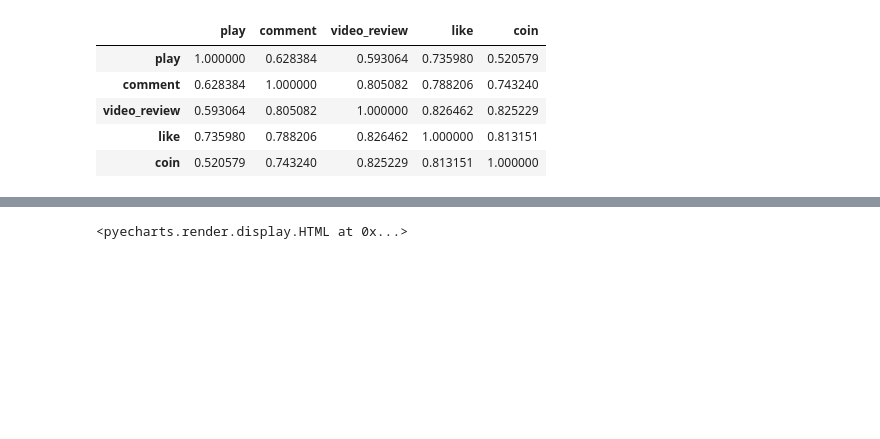
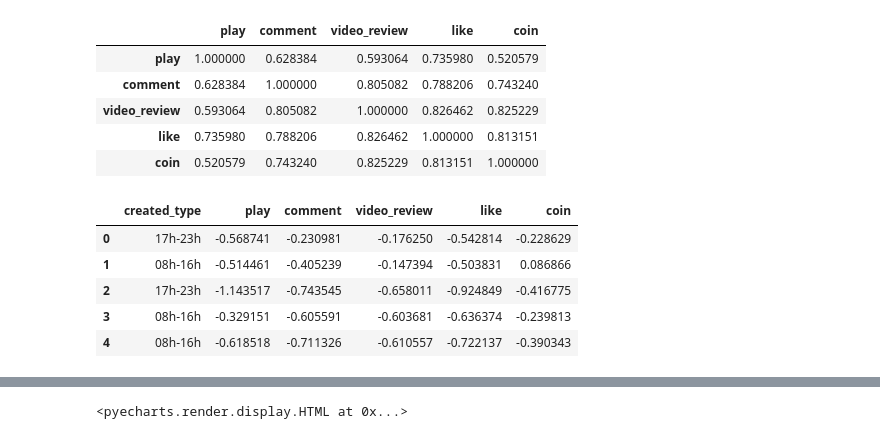
Before and after one commit to 100gle/sspai-100-hours-series-python, a Jupyter notebook: code/01/main.ipynb, the cells around one changed output, grey strips where cells are left out. Drawn from its saved outputs; the diff is of its cells as text; code cells hidden in the pictures; blank space fills up the shorter version.

```diff
--- a/code/01/main.ipynb
+++ b/code/01/main.ipynb
@@ -563,14 +576,21 @@ df[targets].corr()
 # %%
 # Z-score
 normalize = lambda col: (col - col.mean()) / col.std()
 
 normalized_df = (
     df[targets]
     .set_index("created_type")
     .transform(normalize)
     .reset_index()
 )
-normalized_df.head().to_markdown("~/Desktop/snippets.txt", tablefmt="pretty", colalign=("left", ))
+normalized_df.head()
+# %% [output]
+|  | created_type | play | comment | video_review | like | coin |
+| 0 | 17h-23h | -0.568741 | -0.230981 | -0.176250 | -0.542814 | -0.228629 |
+| 1 | 08h-16h | -0.514461 | -0.405239 | -0.147394 | -0.503831 | 0.086866 |
+| 2 | 17h-23h | -1.143517 | -0.743545 | -0.658011 | -0.924849 | -0.416775 |
+| 3 | 08h-16h | -0.329151 | -0.605591 | -0.603681 | -0.636374 | -0.239813 |
+| 4 | 08h-16h | -0.618518 | -0.711326 | -0.610557 | -0.722137 | -0.390343 |
 # %%
 
 sns.pairplot(
```
Also changed, not shown: parts of 9 cells of this notebook.
